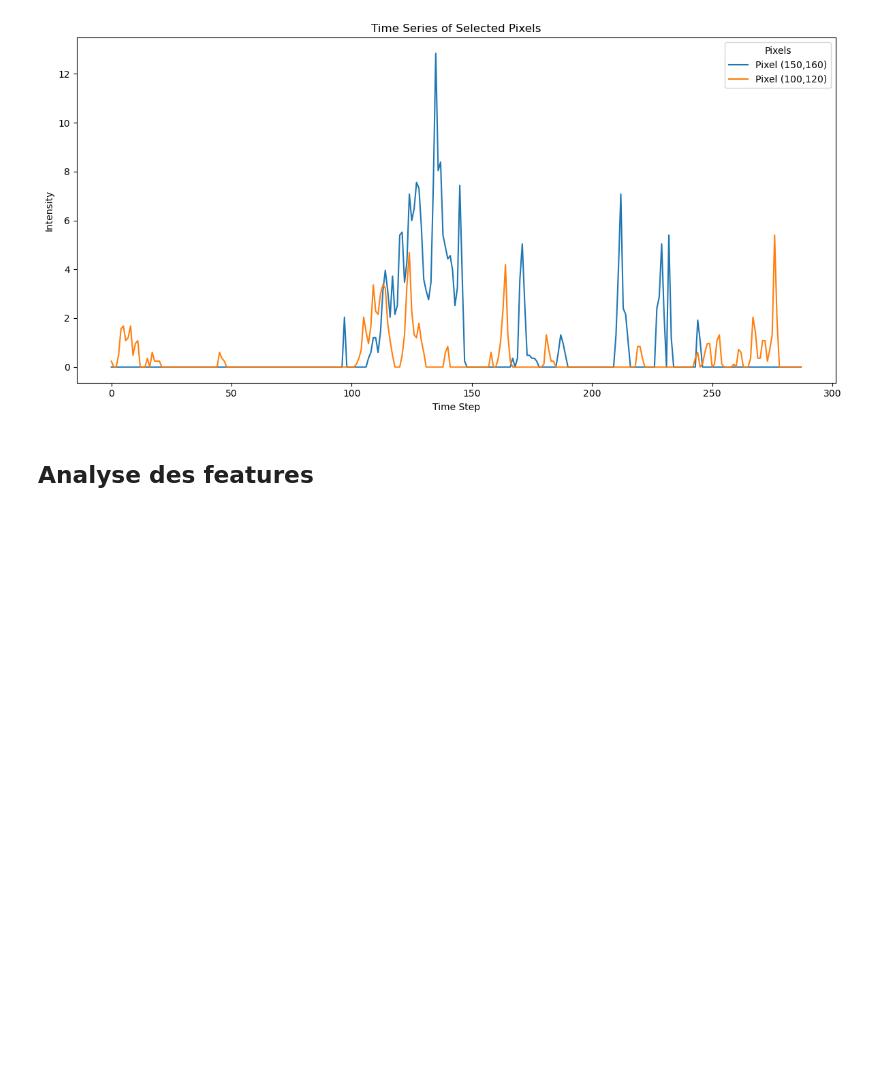
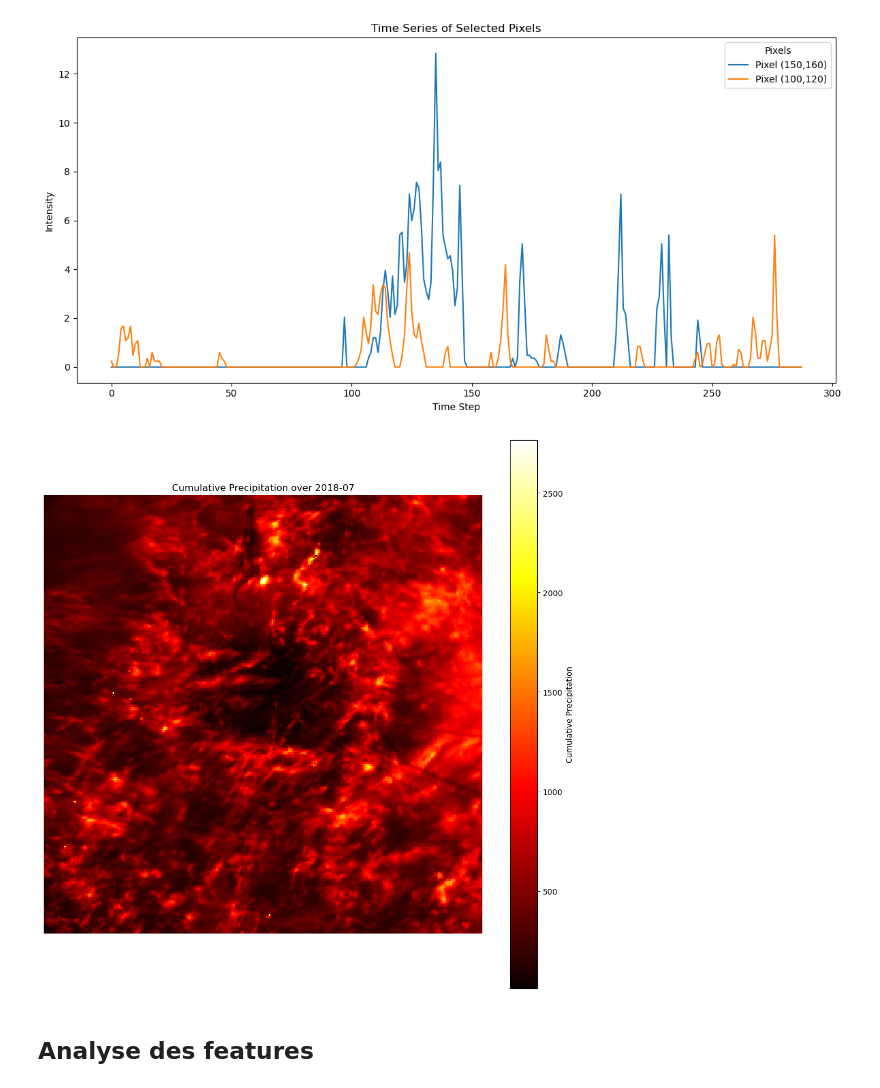
Before and after one commit to benjamin-feldman/precipitations, a Jupyter notebook: notebooks/exploration.ipynb, the cells around one changed output. Saved outputs shown, nothing was run; the diff lists cells and outputs as text; code cells hidden in the pictures; blank space fills up the shorter version.

```diff
--- a/notebooks/exploration.ipynb
+++ b/notebooks/exploration.ipynb
@@ -44,7 +44,7 @@ df[FEATURES].describe()
 ## Analyse des séries temporelles
 # %%
 from src.utils import read_data
-data = read_data(2018, 1, 1)
+raw_data = read_data(2018, 1, 1)
 
 def create_pixel_time_series(data, pixel_coords):
     """Extract time series for specific pixels and convert to DataFrame."""
@@ -57,7 +57,7 @@ def create_pixel_time_series(data, pixel_coords):
 pixel_coords = [(150, 160), (100, 120)]  # Add more as needed
 
 # Convert data to DataFrame
-df_pixel_data = create_pixel_time_series(data, pixel_coords)
+df_pixel_data = create_pixel_time_series(raw_data, pixel_coords)
 
 # Melt the DataFrame to long format
 df_long = df_pixel_data.melt(id_vars=['Time Step'], var_name='Pixel', value_name='Intensity')
@@ -72,6 +72,36 @@ plt.tight_layout()
 plt.show()
 # %% [output]
 [figure]
+# %%
+import numpy as np
+import matplotlib.pyplot as plt
+
+def plot_cumulative_precipitation(year, month):
+    data = []
+    for day in range(1, 32):
+        try:
+            daily_data = read_data(year, month, day)
+            daily_sum = np.nan_to_num(np.sum(daily_data, axis=0))
+        except FileNotFoundError:
+            continue
+
+    if len(data) == 0:
+        print(f"No data available for {year}-{month:02d}.")
+        return
+
+    cumulative_precipitation = np.sum(data, axis=0)
+
+    plt.figure(figsize=(10, 10))
+    plt.imshow(cumulative_precipitation, cmap='hot', interpolation='nearest')
+    plt.colorbar(label='Cumulative Precipitation')
+    plt.title(f'Cumulative Precipitation over {year}-{month:02d}')
+    plt.axis('off')
+    plt.tight_layout()
+    plt.show()
+
+plot_cumulative_precipitation(2018, 7)
+# %% [output]
+[figure, added]
 # %%
 import numpy as np
 from scipy.signal import convolve
```
Also changed, not shown: 3 other files.
